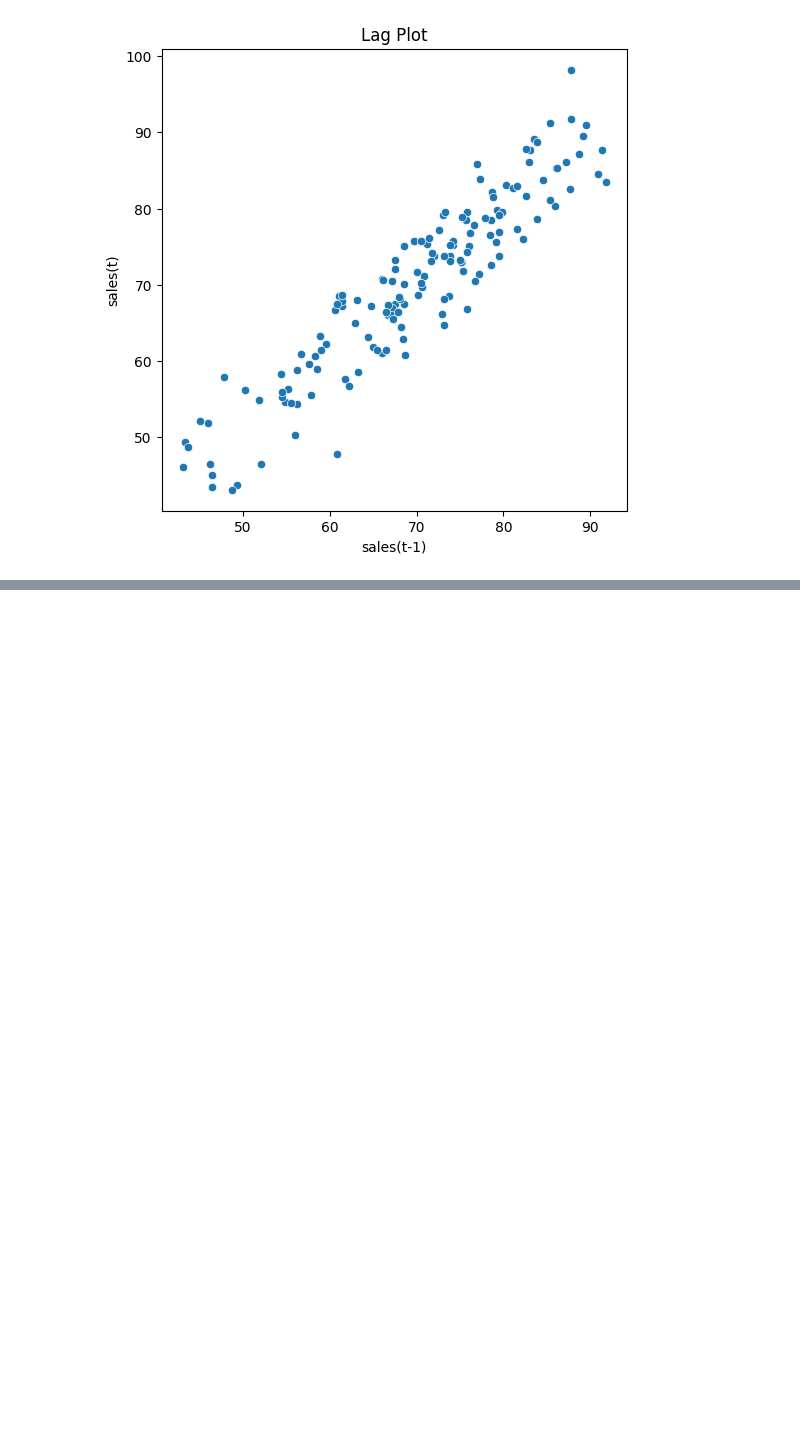
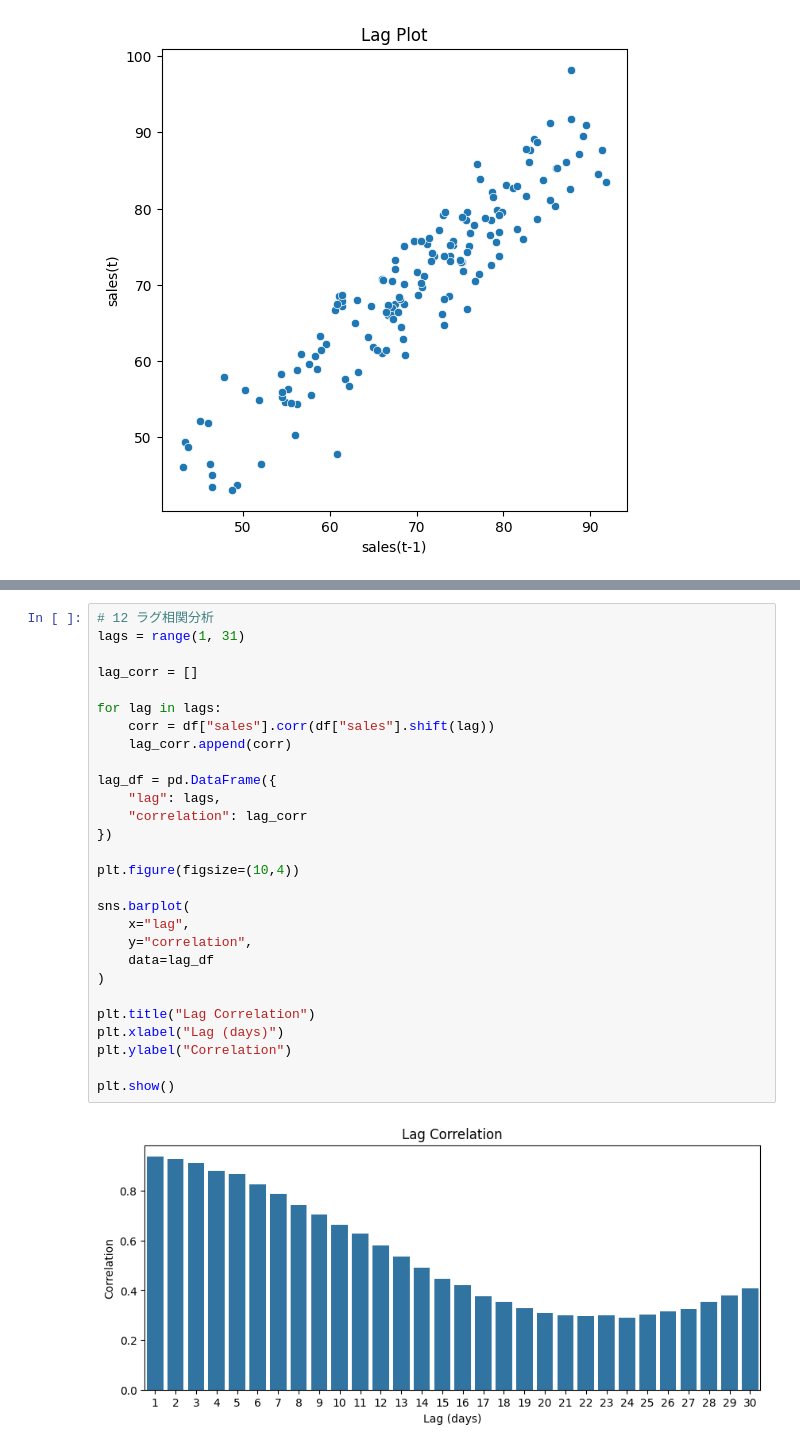
Before and after one commit to K-Tanaka8/time_series_eda_demand_forecast, a Jupyter notebook: time_series_eda_sample.ipynb, the cells around one changed output, grey strips where cells are left out. Saved outputs shown, nothing was run; the diff lists cells and outputs as text; blank space fills up the shorter version.

```diff
--- a/time_series_eda_sample.ipynb
+++ b/time_series_eda_sample.ipynb
@@ -221 +221,31 @@ plt.show()
+# %%
+# 12 ラグ相関分析
+lags = range(1, 31)
+
+lag_corr = []
+
+for lag in lags:
+    corr = df["sales"].corr(df["sales"].shift(lag))
+    lag_corr.append(corr)
+
+lag_df = pd.DataFrame({
+    "lag": lags,
+    "correlation": lag_corr
+})
+
+plt.figure(figsize=(10,4))
+
+sns.barplot(
+    x="lag",
+    y="correlation",
+    data=lag_df
+)
+
+plt.title("Lag Correlation")
+plt.xlabel("Lag (days)")
+plt.ylabel("Correlation")
+
+plt.show()
+# %% [output]
+[figure, added]
 # %%
```
Also changed, not shown: parts of 9 cells of this notebook.
